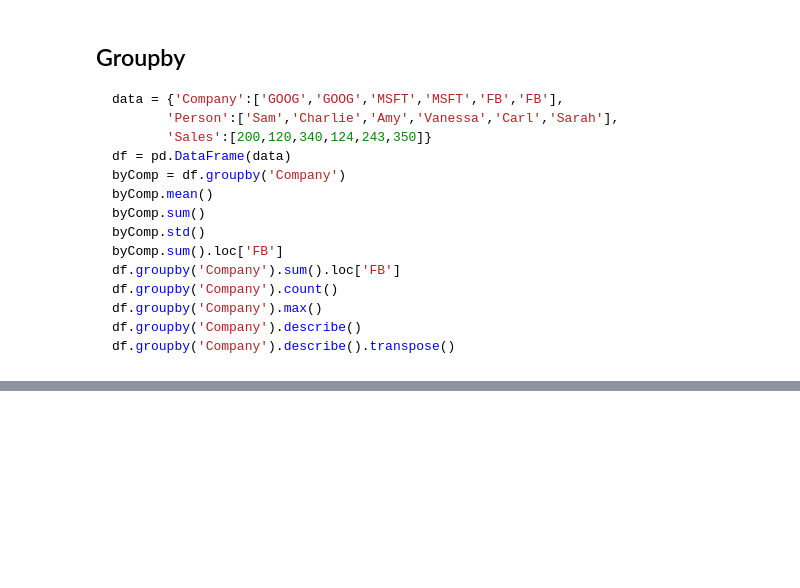
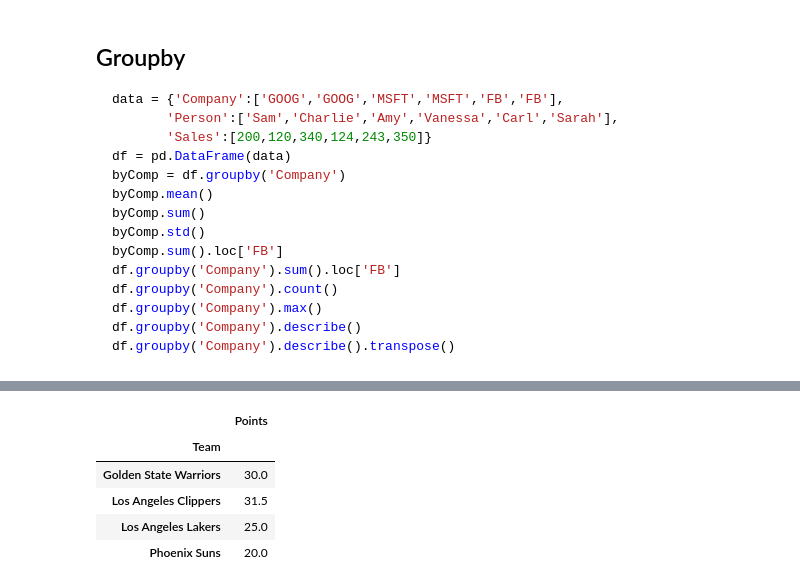
Before and after one commit to polyglotdev/python-for-data-science, a Jupyter notebook: section_6_pandas/pandas.ipynb, the cells around one changed output, grey strips where cells are left out. Cells and saved outputs as stored; diff of their text form; code cells hidden in the pictures; blank space fills up the shorter version.

```diff
--- a/section_6_pandas/pandas.ipynb
+++ b/section_6_pandas/pandas.ipynb
@@ -485,0 +507,9 @@ list(by_team)
+# %%
+result
+# %% [output]
+|  | Points |
+| Team |  |
+| Golden State Warriors | 30.0 |
+| Los Angeles Clippers | 31.5 |
+| Los Angeles Lakers | 25.0 |
+| Phoenix Suns | 20.0 |
```
Also changed, not shown: parts of 5 cells of this notebook.
